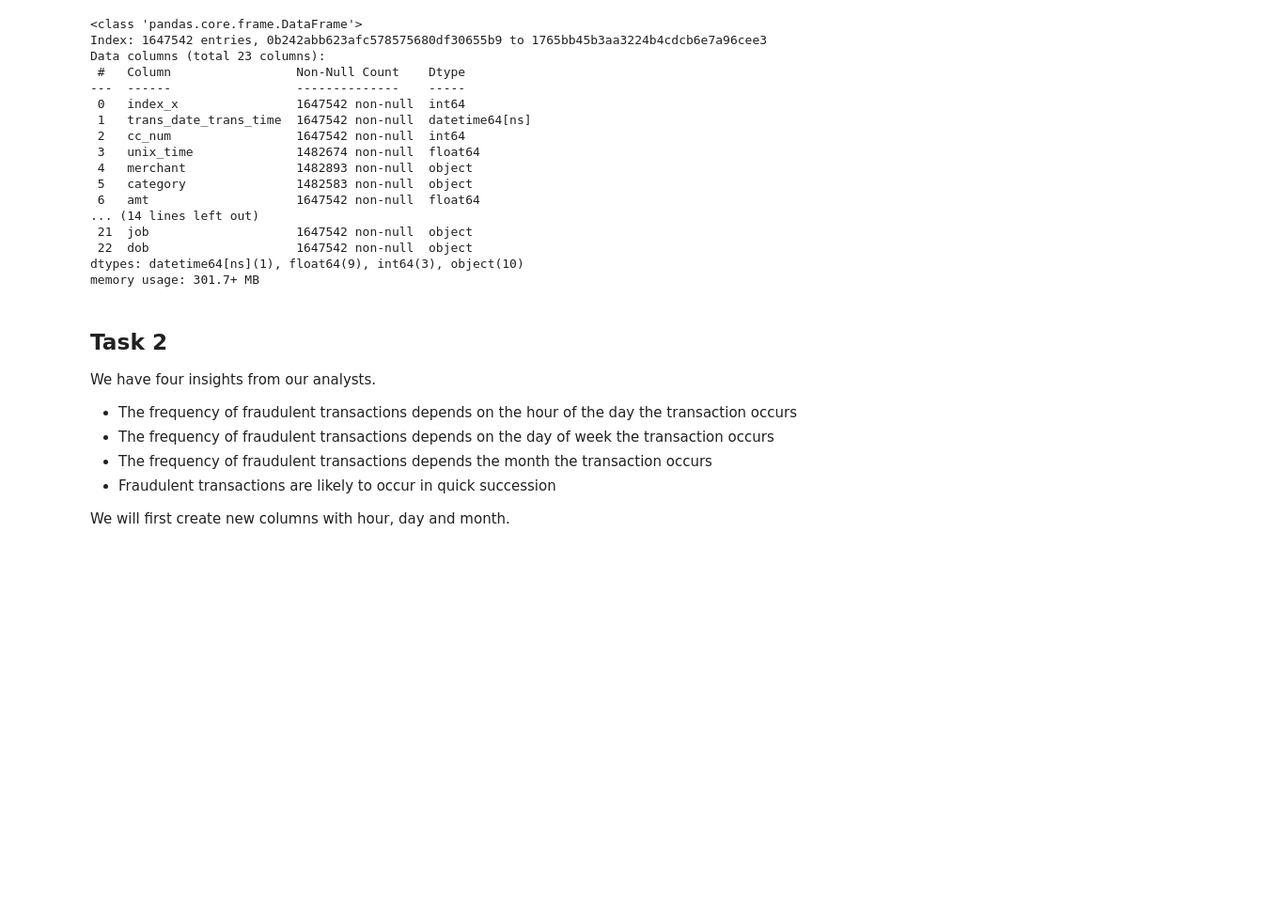
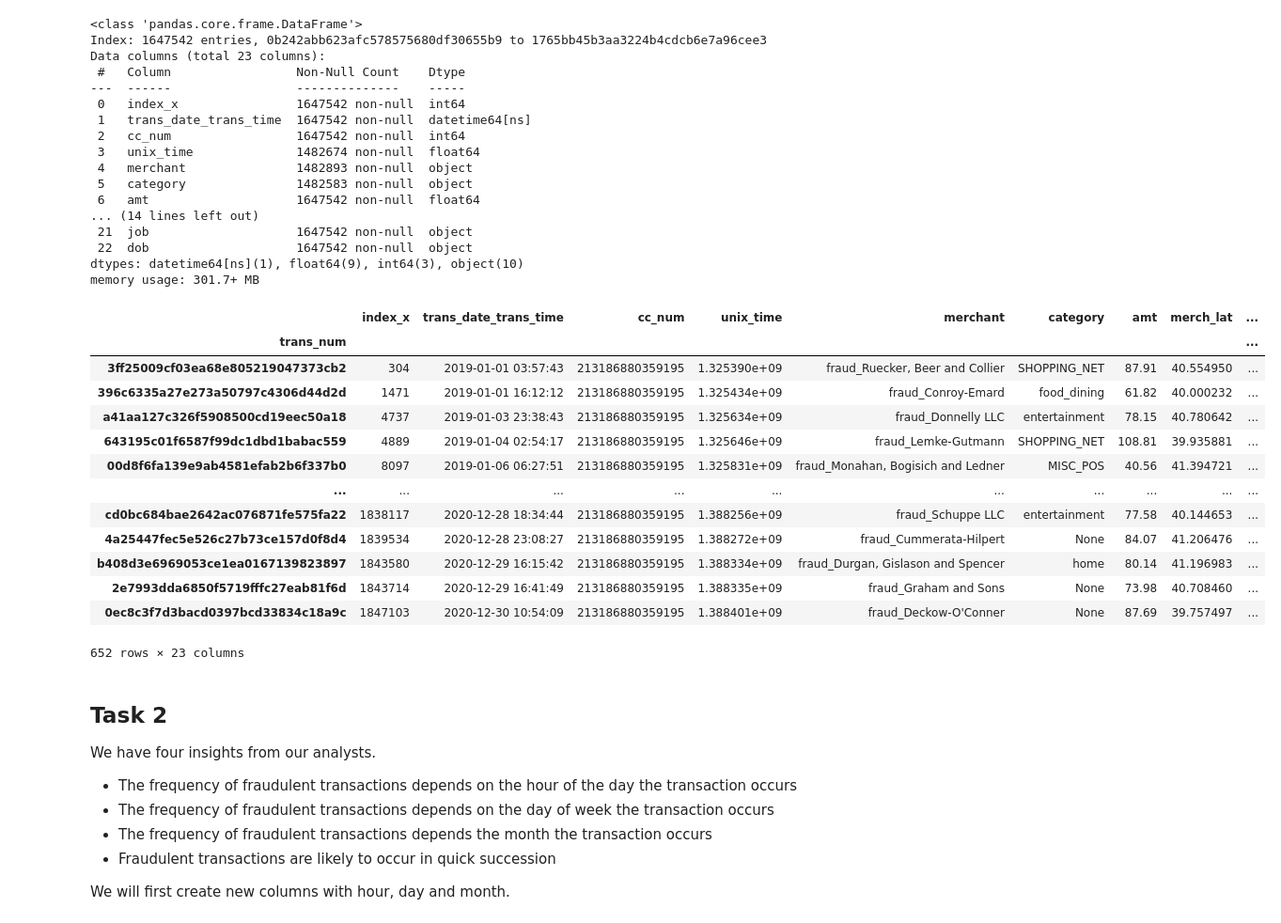
Before and after one commit to kaneelgit/senevirathne-kaneel-EN705603, a Jupyter notebook: securebank/analysis/data_analysis.ipynb, the cells around one changed output. Shown: that part at 94% size. Cells and saved outputs as stored; diff of their text form; code cells hidden in the pictures; blank space fills up the shorter version.

```diff
--- a/securebank/analysis/data_analysis.ipynb
+++ b/securebank/analysis/data_analysis.ipynb
@@ -78,6 +78,23 @@ memory usage: 301.7+ MB
 # %%
 #since there are multiple is fraud rows with nan values i will get rid of them
 df2 = df[~df['is_fraud'].isna()]
+# %%
+df2[df2['cc_num'] == 213186880359195]
+# %% [output]
+|  | index_x | trans_date_trans_time | cc_num | unix_time | merchant | category | amt | merch_lat | ... |
+| trans_num |  |  |  |  |  |  |  |  | ... |
+| 3ff25009cf03ea68e805219047373cb2 | 304 | 2019-01-01 03:57:43 | 213186880359195 | 1.325390e+09 | fraud_Ruecker, Beer and Collier | SHOPPING_NET | 87.91 | 40.554950 | ... |
+| 396c6335a27e273a50797c4306d44d2d | 1471 | 2019-01-01 16:12:12 | 213186880359195 | 1.325434e+09 | fraud_Conroy-Emard | food_dining | 61.82 | 40.000232 | ... |
+| a41aa127c326f5908500cd19eec50a18 | 4737 | 2019-01-03 23:38:43 | 213186880359195 | 1.325634e+09 | fraud_Donnelly LLC | entertainment | 78.15 | 40.780642 | ... |
+| 643195c01f6587f99dc1dbd1babac559 | 4889 | 2019-01-04 02:54:17 | 213186880359195 | 1.325646e+09 | fraud_Lemke-Gutmann | SHOPPING_NET | 108.81 | 39.935881 | ... |
+| 00d8f6fa139e9ab4581efab2b6f337b0 | 8097 | 2019-01-06 06:27:51 | 213186880359195 | 1.325831e+09 | fraud_Monahan, Bogisich and Ledner | MISC_POS | 40.56 | 41.394721 | ... |
+| ... | ... | ... | ... | ... | ... | ... | ... | ... | ... |
+| cd0bc684bae2642ac076871fe575fa22 | 1838117 | 2020-12-28 18:34:44 | 213186880359195 | 1.388256e+09 | fraud_Schuppe LLC | entertainment | 77.58 | 40.144653 | ... |
+| 4a25447fec5e526c27b73ce157d0f8d4 | 1839534 | 2020-12-28 23:08:27 | 213186880359195 | 1.388272e+09 | fraud_Cummerata-Hilpert | None | 84.07 | 41.206476 | ... |
+| b408d3e6969053ce1ea0167139823897 | 1843580 | 2020-12-29 16:15:42 | 213186880359195 | 1.388334e+09 | fraud_Durgan, Gislason and Spencer | home | 80.14 | 41.196983 | ... |
+| 2e7993dda6850f5719fffc27eab81f6d | 1843714 | 2020-12-29 16:41:49 | 213186880359195 | 1.388335e+09 | fraud_Graham and Sons | None | 73.98 | 40.708460 | ... |
+| 0ec8c3f7d3bacd0397bcd33834c18a9c | 1847103 | 2020-12-30 10:54:09 | 213186880359195 | 1.388401e+09 | fraud_Deckow-O'Conner | None | 87.69 | 39.757497 | ... |
+652 rows × 23 columns
 # %% [markdown]
 ## Task 2 ##
 
```
Also changed, not shown: parts of 1 cell of this notebook, 7 other files.
